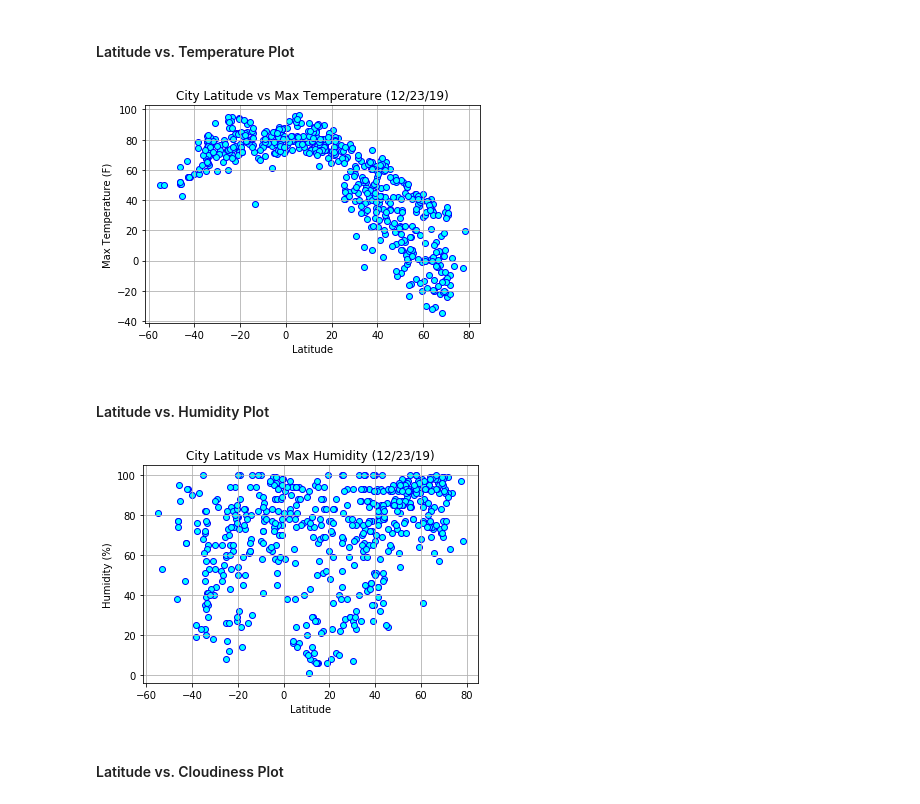
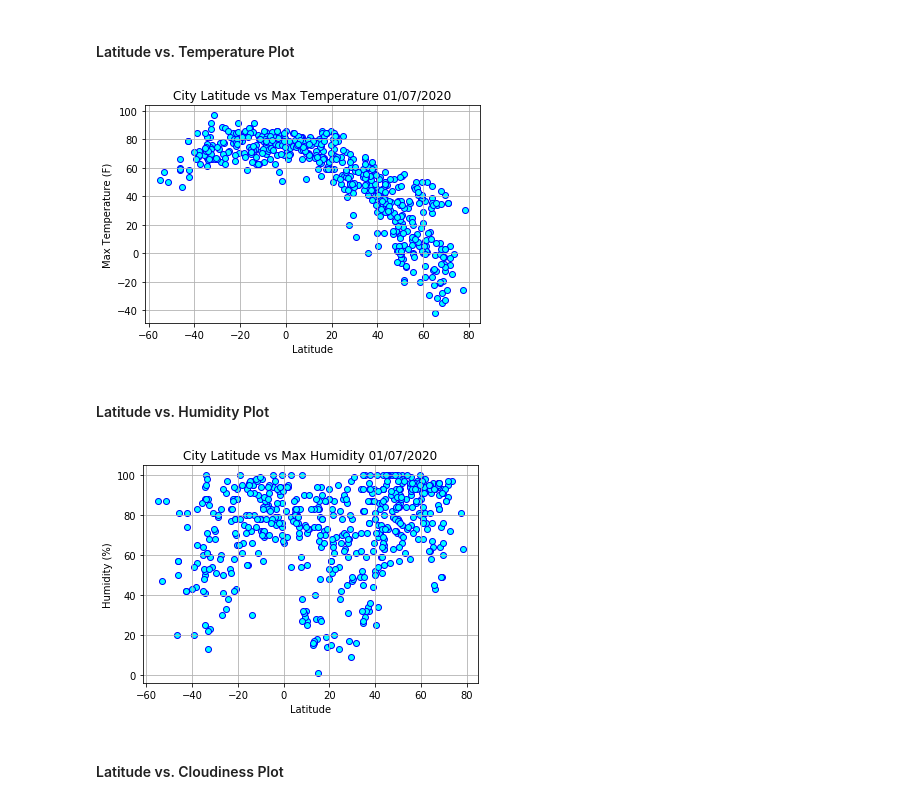
Before and after one commit to dagneycooke/api_homework, a Jupyter notebook: starter_code/WeatherPy.ipynb, the cells around one changed output. Drawn from its saved outputs; the diff is of its cells as text; code cells hidden in the pictures.

```diff
--- a/starter_code/WeatherPy.ipynb
+++ b/starter_code/WeatherPy.ipynb
@@ -173,27 +177,29 @@ weather_df.head()
 # %% [markdown]
 #### Latitude vs. Temperature Plot
 # %%
+# create scatter plot of Latitude vs Max Temp
 plt.scatter(weather_df["Latitude"].to_list(),weather_df["Max Temp (F)"].to_list(),color="cyan",edgecolors="blue")
 plt.grid()
-plt.xlabel("Latitude")
-plt.ylabel("Max Temperature (F)")
-plt.title("City Latitude vs Max Temperature (12/23/19)")
-plt.savefig("LatVsTemp.png")
+plt.xlabel("Latitude") # x labels
+plt.ylabel("Max Temperature (F)") # y labels
+plt.title(f'City Latitude vs Max Temperature {current_date}') # graph title with current date
+plt.savefig("LatVsTemp.png") # save figure
 plt.show()
 # %% [output]
-[figure, old version]
+[figure, new version]
 # %% [markdown]
 #### Latitude vs. Humidity Plot
 # %%
+# create scatter plot of latitude vs humidity
 plt.scatter(weather_df["Latitude"].to_list(),weather_df["Humidity (%)"].to_list(),color="cyan",edgecolors="blue")
 plt.grid()
 plt.xlabel("Latitude")
 plt.ylabel("Humidity (%)")
-plt.title("City Latitude vs Max Humidity (12/23/19)")
+plt.title(f'City Latitude vs Max Humidity {current_date}')
 plt.savefig("LatVsHumidity.png")
 plt.show()
 # %% [output]
-[figure, old version]
+[figure, new version]
 # %% [markdown]
 #### Latitude vs. Cloudiness Plot
 # %%
```
Also changed, not shown: parts of 6 cells of this notebook, 4 other files.
